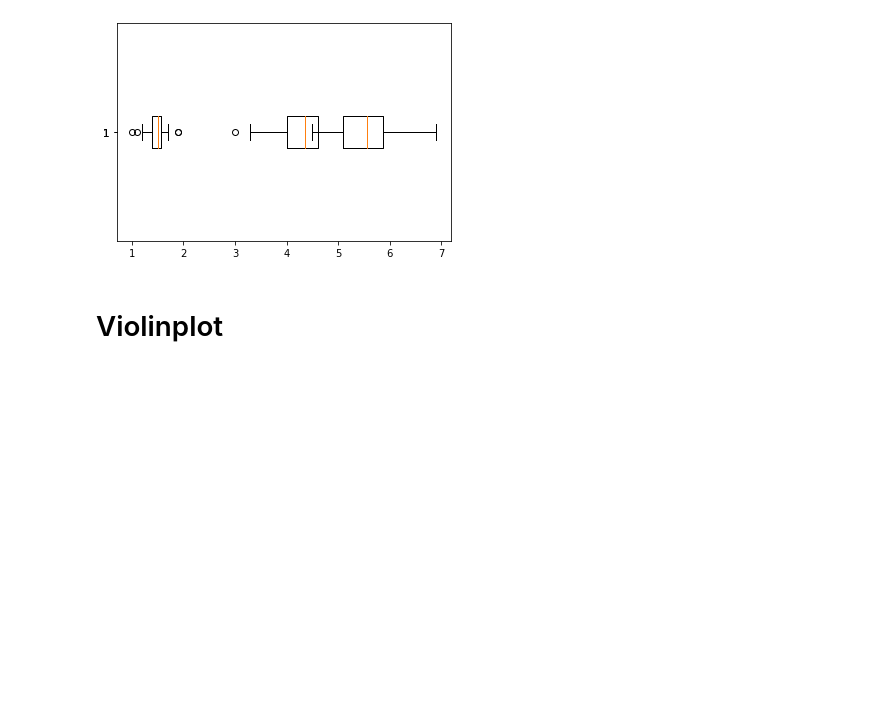
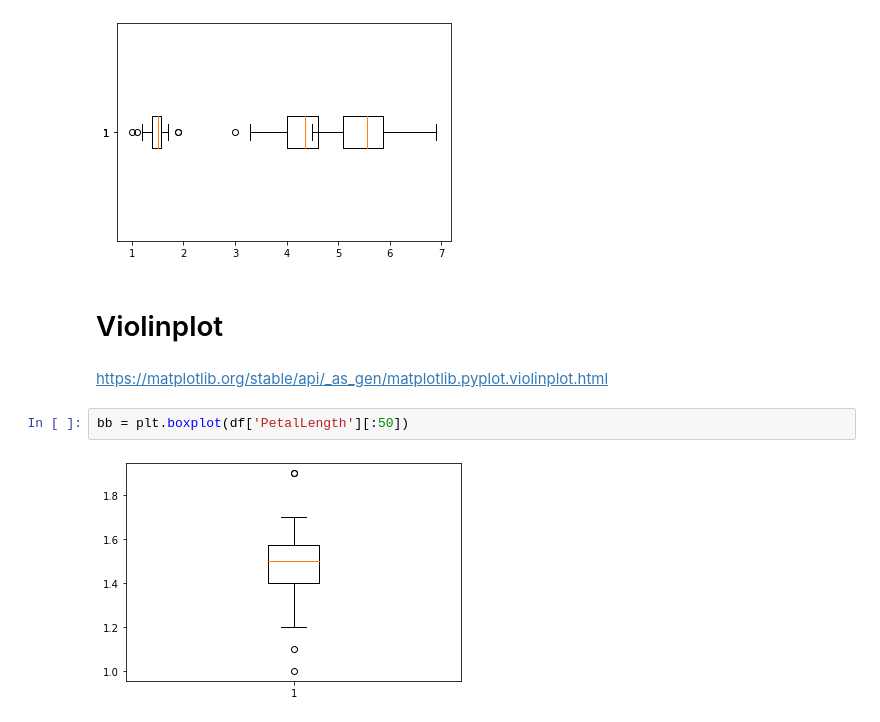
Before and after one commit to khanittha-phusopha/data_viz_2022, a Jupyter notebook: DataViz02_Data_Distribution_.ipynb, the cells around one changed output. Drawn from its saved outputs; the diff is of its cells as text; blank space fills up the shorter version.

```diff
--- a/DataViz02_Data_Distribution_.ipynb
+++ b/DataViz02_Data_Distribution_.ipynb
@@ -340,3 +340,9 @@ verginigabp = plt.boxplot(df2['PetalLength'][100:],vert=False)
 [figure]
 # %% [markdown]
 # Violinplot
+# %% [markdown]
+https://matplotlib.org/stable/api/_as_gen/matplotlib.pyplot.violinplot.html
+# %%
+bb = plt.boxplot(df['PetalLength'][:50])
+# %% [output]
+[figure, added]
```
Also changed, not shown: parts of 4 cells of this notebook.
